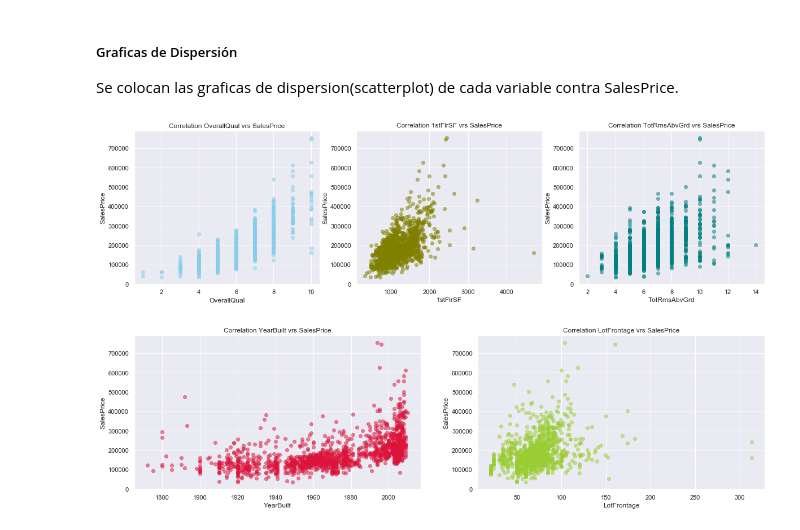
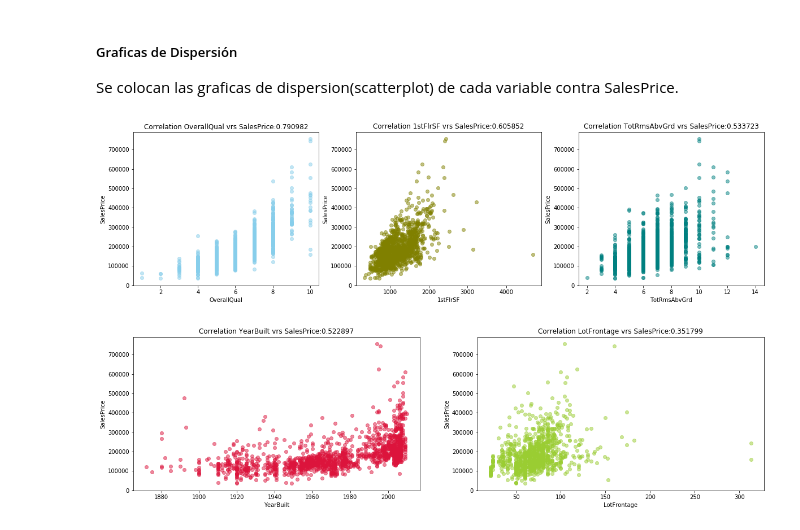
Before and after one commit to jonathanDeLeonGES/jupyterNotebooks, a Jupyter notebook: Proyecto_Curso_CienciaDatos.ipynb, the cells around one changed output. Cells and saved outputs as stored; diff of their text form; code cells hidden in the pictures.

Commit message:
Ajustes Visuales - Antes de Modelo Entrenamiento

```diff
--- a/Proyecto_Curso_CienciaDatos.ipynb
+++ b/Proyecto_Curso_CienciaDatos.ipynb
@@ -201,0 +160,24 @@ Coef [[4.86959363e-03 6.06267436e-01]
+# %%
+##Efectuamos scatterplot de la Variable OverallQual vrs SalesPrice
+OverallQual_coef = np.corrcoef(x=House_Data[:,1], y=House_Data[:,0])
+print('Coeficiente Correlación OverallQual vrs SalesPrice:',OverallQual_coef[0,1])
+print('=========================================================================')
+##Efectuamos scatterplot de la Variable  1stFlrSF vrs SalesPrice
+stFlrSF_coef = np.corrcoef(x=House_Data[:,2], y=House_Data[:,0])
+print('Coeficiente Correlación 1stFlrSF vrs SalesPrice:',stFlrSF_coef[0,1])
+print('=========================================================================')
+##Efectuamos scatterplot de la Variable  TotRmsAbvGrd vrs SalesPrice
+TotRmsAbvGrd_coef = np.corrcoef(x=House_Data[:,3], y=House_Data[:,0])
+print('Coeficiente Correlación TotRmsAbvGrd vrs SalesPrice:',TotRmsAbvGrd_coef[0,1])
+print('=========================================================================')
+##Efectuamos scatterplot de la Variable  YearBuilt vrs SalesPrice
+YearBuilt_coef = np.corrcoef(x=House_Data[:,4], y=House_Data[:,0])
+print('Coeficiente Correlación YearBuilt vrs SalesPrice:',YearBuilt_coef[0,1])
+print('=========================================================================')
+##Efectuamos scatterplot de la Variable  LotFrontage vrs SalesPrice
+##Dado que contiene datos Nan -> Tendremos que quitar del arreglos esos datos
+datax = House_Data[np.logical_not(np.isnan(House_Data[:,5])),5]
+datay= House_Data[np.logical_not(np.isnan(House_Data[:,5])),0]
+LotFrontage_coef = np.corrcoef(x=datax, y=datay)
+print('Coeficiente Correlación LotFrontage vrs SalesPrice:',LotFrontage_coef[0,1])
+print('=========================================================================')
@@ -206,37 +199,40 @@ Se colocan las graficas de dispersion(scatterplot) de cada variable contra Sales
 # %%
 ##Colocamos las graficas de dispersión
 # plot
 f, axes = plt.subplots(1, 3, figsize=(20, 5), sharex=False)
 ##Efectuamos scatterplot de la Variable OverallQual vrs SalesPrice
 axes[0].scatter( House_Data[:,1],House_Data[:,0] , c="skyblue", alpha=0.5)
-axes[0].set_title('Correlation OverallQual vrs SalesPrice')
+axes[0].set_title('Correlation OverallQual vrs SalesPrice:'+str(round(OverallQual_coef[0,1],6)))
 axes[0].set_xlabel('OverallQual')
 axes[0].set_ylabel('SalesPrice')
 
 ##Efectuamos scatterplot de la Variable  1stFlrSF vrs SalesPrice
 axes[1].scatter( House_Data[:,2],House_Data[:,0] , c="olive", alpha=0.5)
-axes[1].set_title('Correlation 1stFlrSF vrs SalesPrice')
+axes[1].set_title('Correlation 1stFlrSF vrs SalesPrice:'+str(round(stFlrSF_coef[0,1],6)))
 axes[1].set_xlabel('1stFlrSF')
 axes[1].set_ylabel('SalesPrice')
 
+##Efectuamos scatterplot de la Variable  TotRmsAbvGrd vrs SalesPrice
 axes[2].scatter( House_Data[:,3],House_Data[:,0] , c="teal", alpha=0.5)
-axes[2].set_title('Correlation TotRmsAbvGrd vrs SalesPrice')
+axes[2].set_title('Correlation TotRmsAbvGrd vrs SalesPrice:'+str(round(TotRmsAbvGrd_coef[0,1],6)))
 axes[2].set_xlabel('TotRmsAbvGrd')
 axes[2].set_ylabel('SalesPrice')
 
+##Efectuamos scatterplot de la Variable  YearBuilt vrs SalesPrice
 f, axes2 = plt.subplots(1, 2, figsize=(20, 5), sharex=False)
 axes2[0].scatter( House_Data[:,4],House_Data[:,0] , c="crimson", alpha=0.5)
-axes2[0].set_title('Correlation YearBuilt vrs SalesPrice')
+axes2[0].set_title('Correlation YearBuilt vrs SalesPrice:'+str(round(YearBuilt_coef[0,1],6)))
 axes2[0].set_xlabel('YearBuilt')
 axes2[0].set_ylabel('SalesPrice')
 
+##Efectuamos scatterplot de la Variable  LotFrontage vrs SalesPrice
 axes2[1].scatter( House_Data[:,5],House_Data[:,0] , c="yellowgreen", alpha=0.5)
-axes2[1].set_title('Correlation LotFrontage vrs SalesPrice')
+axes2[1].set_title('Correlation LotFrontage vrs SalesPrice:'+str(round(LotFrontage_coef[0,1],6)))
 axes2[1].set_xlabel('LotFrontage')
 axes2[1].set_ylabel('SalesPrice')
 
 
 plt.show()
 # %% [output]
-[figure, old version]
+[figure, new version]
-[figure, old version]
+[figure, new version]
```
Also changed, not shown: parts of 4 cells of this notebook.
